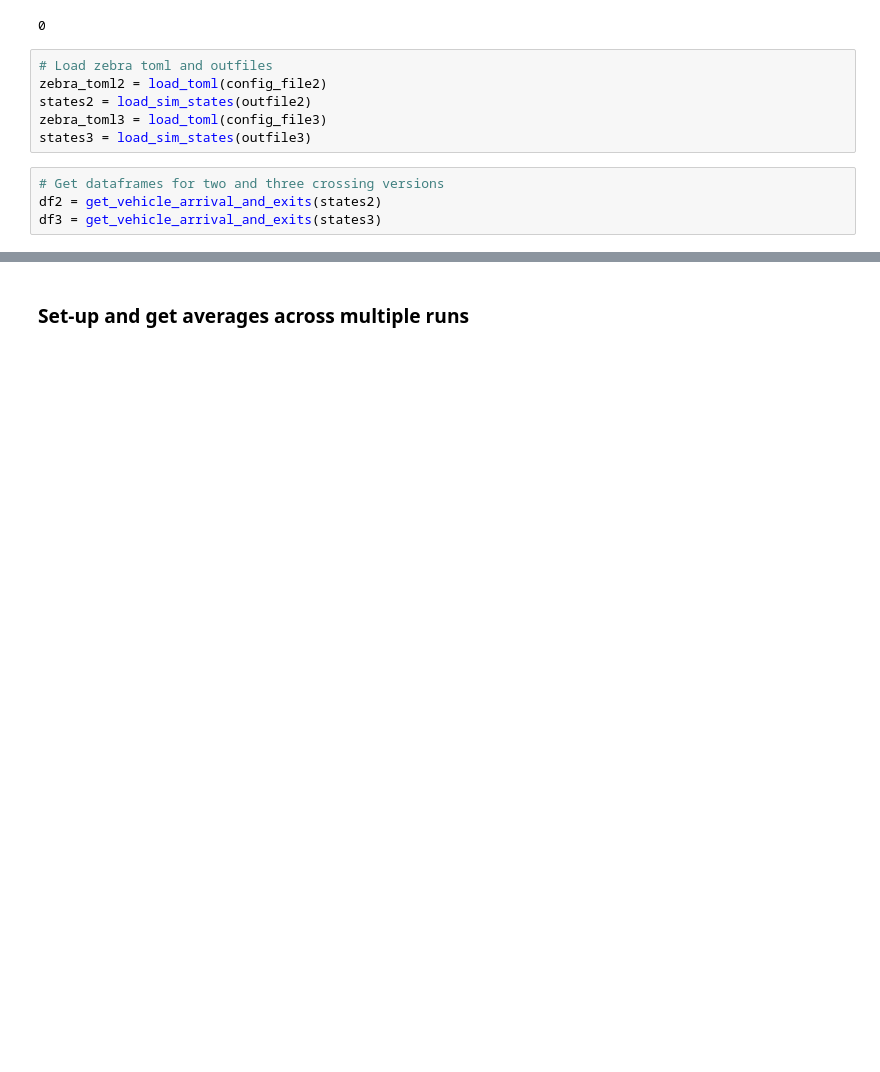
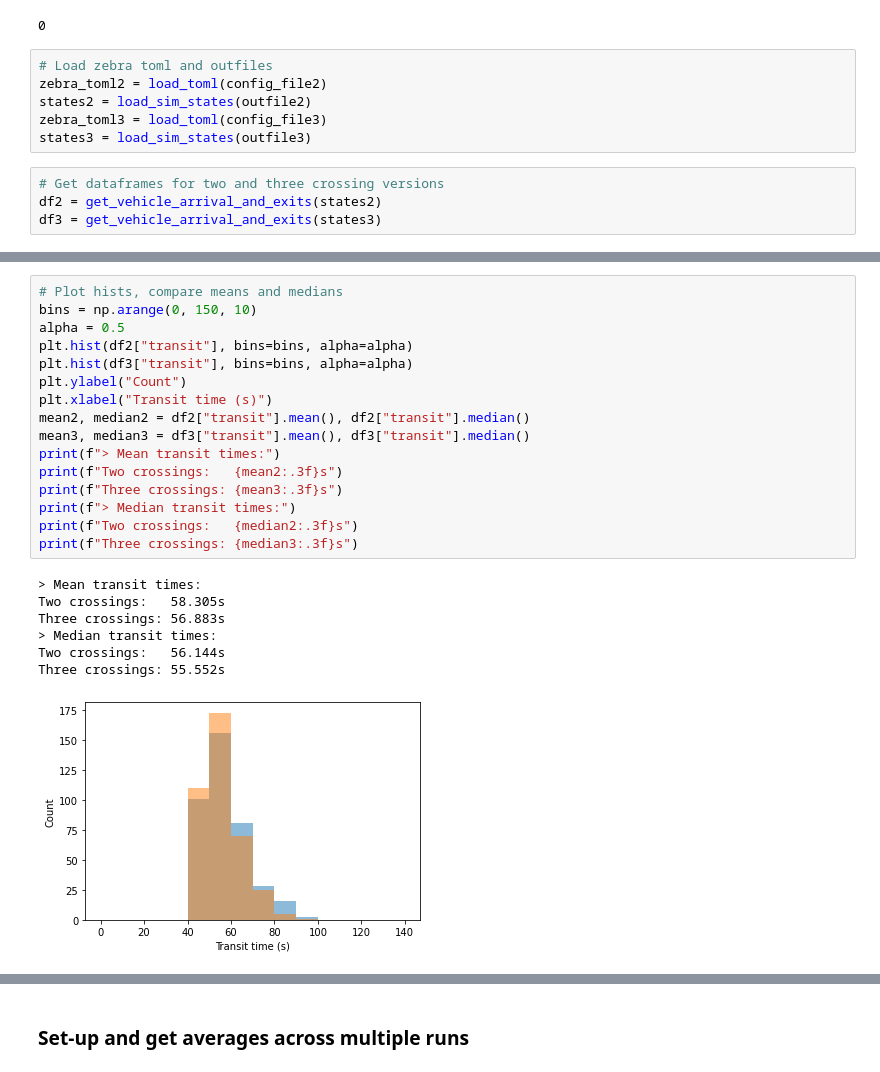
Before and after one commit to alan-turing-institute/zebra, a Jupyter notebook: analysis/analyse_results.ipynb, the cells around one changed output, grey strips where cells are left out. Cells and saved outputs as stored; diff of their text form; blank space fills up the shorter version.

```diff
--- a/analysis/analyse_results.ipynb
+++ b/analysis/analyse_results.ipynb
@@ -111,2 +121,26 @@ Three crossings: 52.980s
+# %%
+# Plot hists, compare means and medians
+bins = np.arange(0, 150, 10)
+alpha = 0.5
+plt.hist(df2["transit"], bins=bins, alpha=alpha)
+plt.hist(df3["transit"], bins=bins, alpha=alpha)
+plt.ylabel("Count")
+plt.xlabel("Transit time (s)")
+mean2, median2 = df2["transit"].mean(), df2["transit"].median()
+mean3, median3 = df3["transit"].mean(), df3["transit"].median()
+print(f"> Mean transit times:")
+print(f"Two crossings:   {mean2:.3f}s")
+print(f"Three crossings: {mean3:.3f}s")
+print(f"> Median transit times:")
+print(f"Two crossings:   {median2:.3f}s")
+print(f"Three crossings: {median3:.3f}s")
+# %% [output]
+> Mean transit times:
+Two crossings:   58.305s
+Three crossings: 56.883s
+> Median transit times:
+Two crossings:   56.144s
+Three crossings: 55.552s
+[figure, added]
 # %%
 # Display and save animation
```
Also changed, not shown: parts of 24 cells of this notebook.
